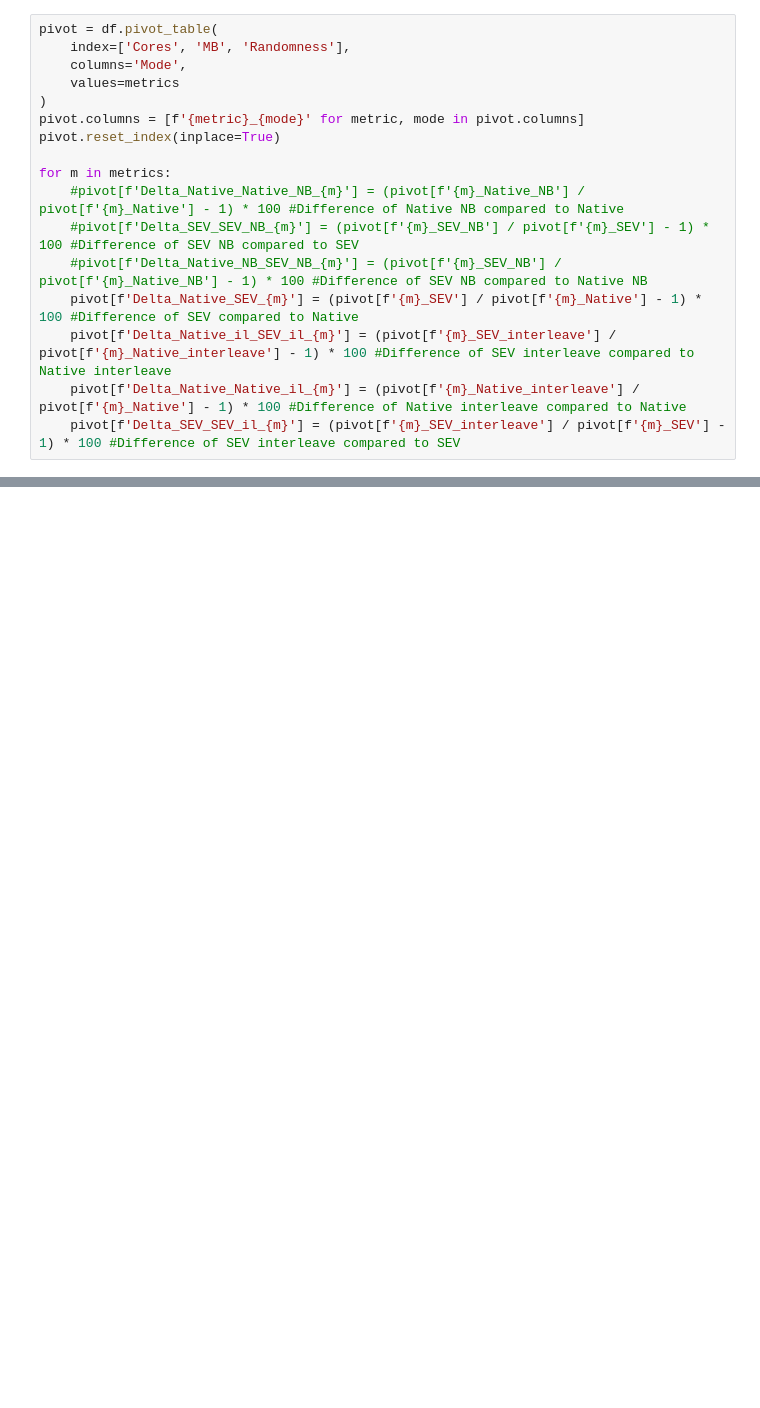
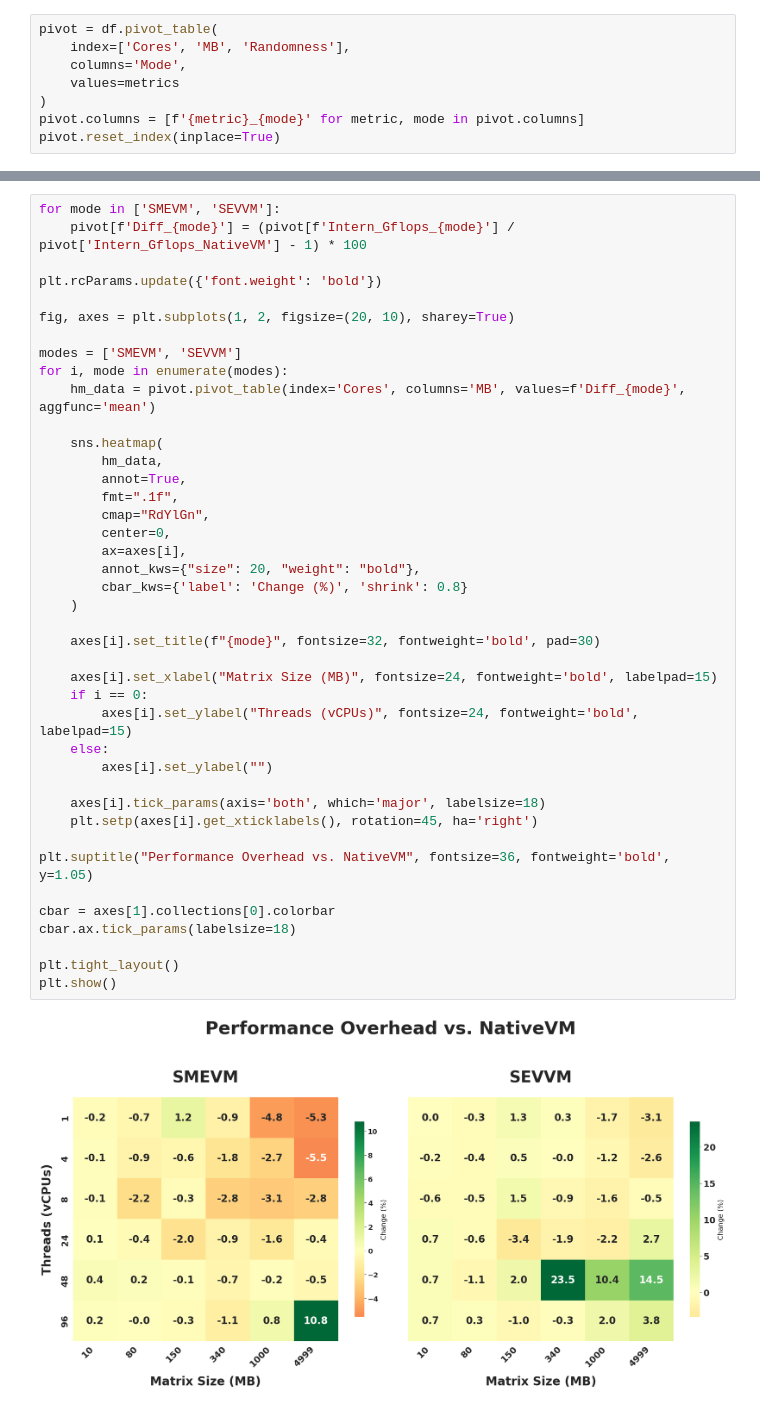
Before and after one commit to engelsm/MA-bench-framework, a Jupyter notebook: benchmark/spmv/analysis.ipynb, the cells around one changed output, grey strips where cells are left out. Drawn from its saved outputs; the diff is of its cells as text; blank space fills up the shorter version.

```diff
--- a/benchmark/spmv/analysis.ipynb
+++ b/benchmark/spmv/analysis.ipynb
@@ -59,13 +103,4 @@ pivot = df.pivot_table(
 )
 pivot.columns = [f'{metric}_{mode}' for metric, mode in pivot.columns]
 pivot.reset_index(inplace=True)
-
-for m in metrics:
-    #pivot[f'Delta_Native_Native_NB_{m}'] = (pivot[f'{m}_Native_NB'] / pivot[f'{m}_Native'] - 1) * 100 #Difference of Native NB compared to Native
-    #pivot[f'Delta_SEV_SEV_NB_{m}'] = (pivot[f'{m}_SEV_NB'] / pivot[f'{m}_SEV'] - 1) * 100 #Difference of SEV NB compared to SEV
-    #pivot[f'Delta_Native_NB_SEV_NB_{m}'] = (pivot[f'{m}_SEV_NB'] / pivot[f'{m}_Native_NB'] - 1) * 100 #Difference of SEV NB compared to Native NB
-    pivot[f'Delta_Native_SEV_{m}'] = (pivot[f'{m}_SEV'] / pivot[f'{m}_Native'] - 1) * 100 #Difference of SEV compared to Native
-    pivot[f'Delta_Native_il_SEV_il_{m}'] = (pivot[f'{m}_SEV_interleave'] / pivot[f'{m}_Native_interleave'] - 1) * 100 #Difference of SEV interleave compared to Native interleave
-    pivot[f'Delta_Native_Native_il_{m}'] = (pivot[f'{m}_Native_interleave'] / pivot[f'{m}_Native'] - 1) * 100 #Difference of Native interleave compared to Native
-    pivot[f'Delta_SEV_SEV_il_{m}'] = (pivot[f'{m}_SEV_interleave'] / pivot[f'{m}_SEV'] - 1) * 100 #Difference of SEV interleave compared to SEV
 # %%
@@ -164,0 +121,43 @@ plot_delta_heatmaps(pivot, 'Native_il_SEV_il', selected_metrics=metrics)
+# %%
+for mode in ['SMEVM', 'SEVVM']:
+    pivot[f'Diff_{mode}'] = (pivot[f'Intern_Gflops_{mode}'] / pivot['Intern_Gflops_NativeVM'] - 1) * 100
+
+plt.rcParams.update({'font.weight': 'bold'})
+
+fig, axes = plt.subplots(1, 2, figsize=(20, 10), sharey=True)
+
+modes = ['SMEVM', 'SEVVM']
+for i, mode in enumerate(modes):
+    hm_data = pivot.pivot_table(index='Cores', columns='MB', values=f'Diff_{mode}', aggfunc='mean')
+
+    sns.heatmap(
+        hm_data,
+        annot=True,
+        fmt=".1f",
+        cmap="RdYlGn",
+        center=0,
+        ax=axes[i],
+        annot_kws={"size": 20, "weight": "bold"},
+        cbar_kws={'label': 'Change (%)', 'shrink': 0.8}
+    )
+
+    axes[i].set_title(f"{mode}", fontsize=32, fontweight='bold', pad=30)
+
+    axes[i].set_xlabel("Matrix Size (MB)", fontsize=24, fontweight='bold', labelpad=15)
+    if i == 0:
+        axes[i].set_ylabel("Threads (vCPUs)", fontsize=24, fontweight='bold', labelpad=15)
+    else:
+        axes[i].set_ylabel("")
+
+    axes[i].tick_params(axis='both', which='major', labelsize=18)
+    plt.setp(axes[i].get_xticklabels(), rotation=45, ha='right')
+
+plt.suptitle("Performance Overhead vs. NativeVM", fontsize=36, fontweight='bold', y=1.05)
+
+cbar = axes[1].collections[0].colorbar
+cbar.ax.tick_params(labelsize=18)
+
+plt.tight_layout()
+plt.show()
+# %% [output]
+[figure, added]
```
Also changed, not shown: parts of 6 cells of this notebook, 7 other files.
